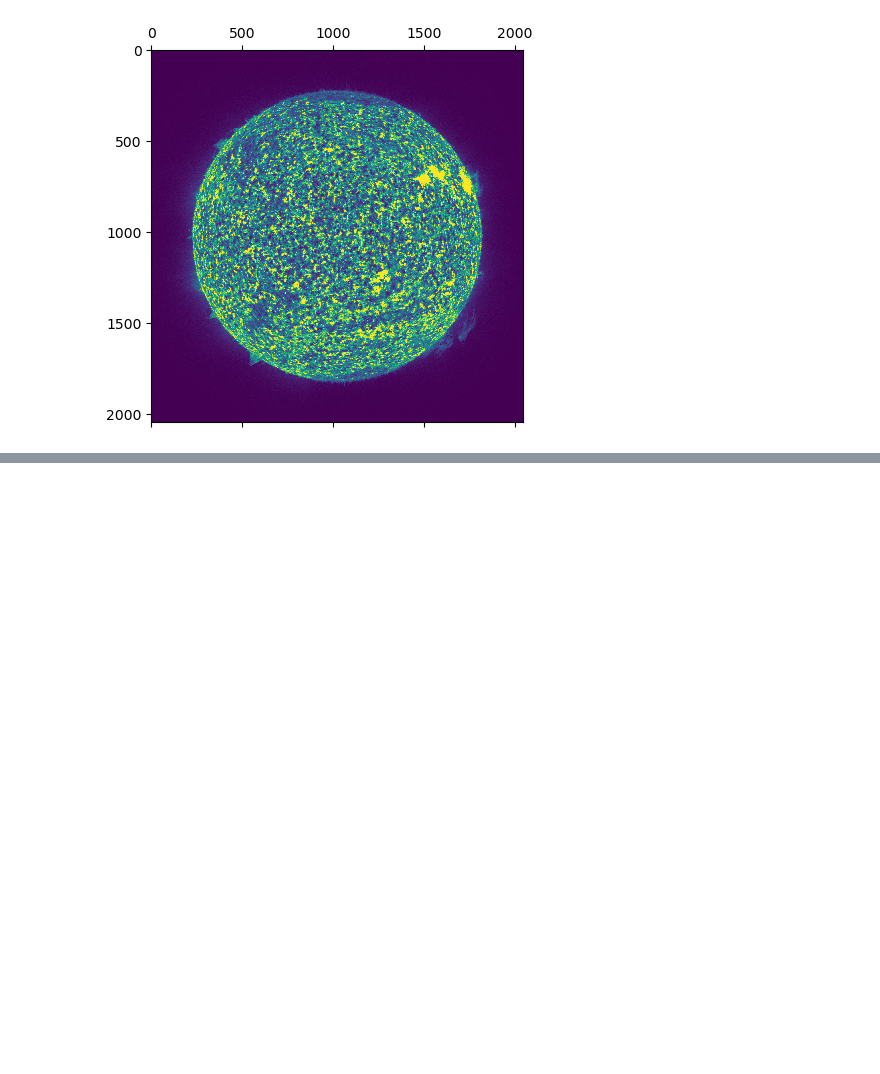
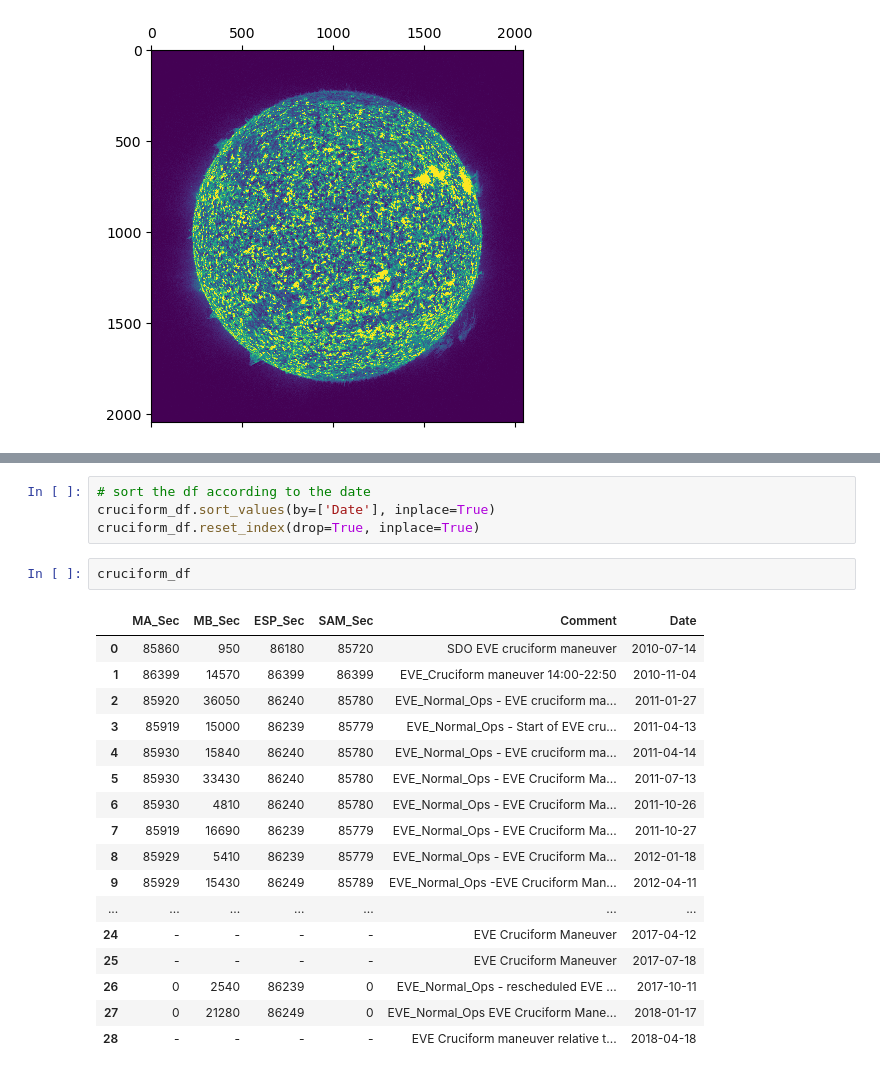
Before and after one commit to MaoChengzhi/EVE-spectrum-correction, a Jupyter notebook: SolarWind_v1/aia_ops/aia_basic.ipynb, the cells around one changed output, grey strips where cells are left out. Saved outputs shown, nothing was run; the diff lists cells and outputs as text; blank space fills up the shorter version.

```diff
--- a/SolarWind_v1/aia_ops/aia_basic.ipynb
+++ b/SolarWind_v1/aia_ops/aia_basic.ipynb
@@ -60,0 +225,24 @@ aia_df
+# %%
+# sort the df according to the date
+cruciform_df.sort_values(by=['Date'], inplace=True)
+cruciform_df.reset_index(drop=True, inplace=True)
+# %%
+cruciform_df
+# %% [output]
+|  | MA_Sec | MB_Sec | ESP_Sec | SAM_Sec | Comment | Date |
+| 0 | 85860 | 950 | 86180 | 85720 | SDO EVE cruciform maneuver | 2010-07-14 |
+| 1 | 86399 | 14570 | 86399 | 86399 | EVE_Cruciform maneuver 14:00-22:50 | 2010-11-04 |
+| 2 | 85920 | 36050 | 86240 | 85780 | EVE_Normal_Ops - EVE cruciform ma... | 2011-01-27 |
+| 3 | 85919 | 15000 | 86239 | 85779 | EVE_Normal_Ops - Start of EVE cru... | 2011-04-13 |
+| 4 | 85930 | 15840 | 86240 | 85780 | EVE_Normal_Ops - EVE cruciform ma... | 2011-04-14 |
+| 5 | 85930 | 33430 | 86240 | 85780 | EVE_Normal_Ops - EVE Cruciform Ma... | 2011-07-13 |
+| 6 | 85930 | 4810 | 86240 | 85780 | EVE_Normal_Ops - EVE Cruciform Ma... | 2011-10-26 |
+| 7 | 85919 | 16690 | 86239 | 85779 | EVE_Normal_Ops - EVE Cruciform Ma... | 2011-10-27 |
+| 8 | 85929 | 5410 | 86239 | 85779 | EVE_Normal_Ops - EVE Cruciform Ma... | 2012-01-18 |
+| 9 | 85929 | 15430 | 86249 | 85789 | EVE_Normal_Ops -EVE Cruciform Man... | 2012-04-11 |
+| ... | ... | ... | ... | ... | ... | ... |
+| 24 | - | - | - | - | EVE Cruciform Maneuver | 2017-04-12 |
+| 25 | - | - | - | - | EVE Cruciform Maneuver | 2017-07-18 |
+| 26 | 0 | 2540 | 86239 | 0 | EVE_Normal_Ops - rescheduled EVE ... | 2017-10-11 |
+| 27 | 0 | 21280 | 86249 | 0 | EVE_Normal_Ops EVE Cruciform Mane... | 2018-01-17 |
+| 28 | - | - | - | - | EVE Cruciform maneuver relative t... | 2018-04-18 |
```
Also changed, not shown: parts of 24 cells of this notebook, 35 other files.
